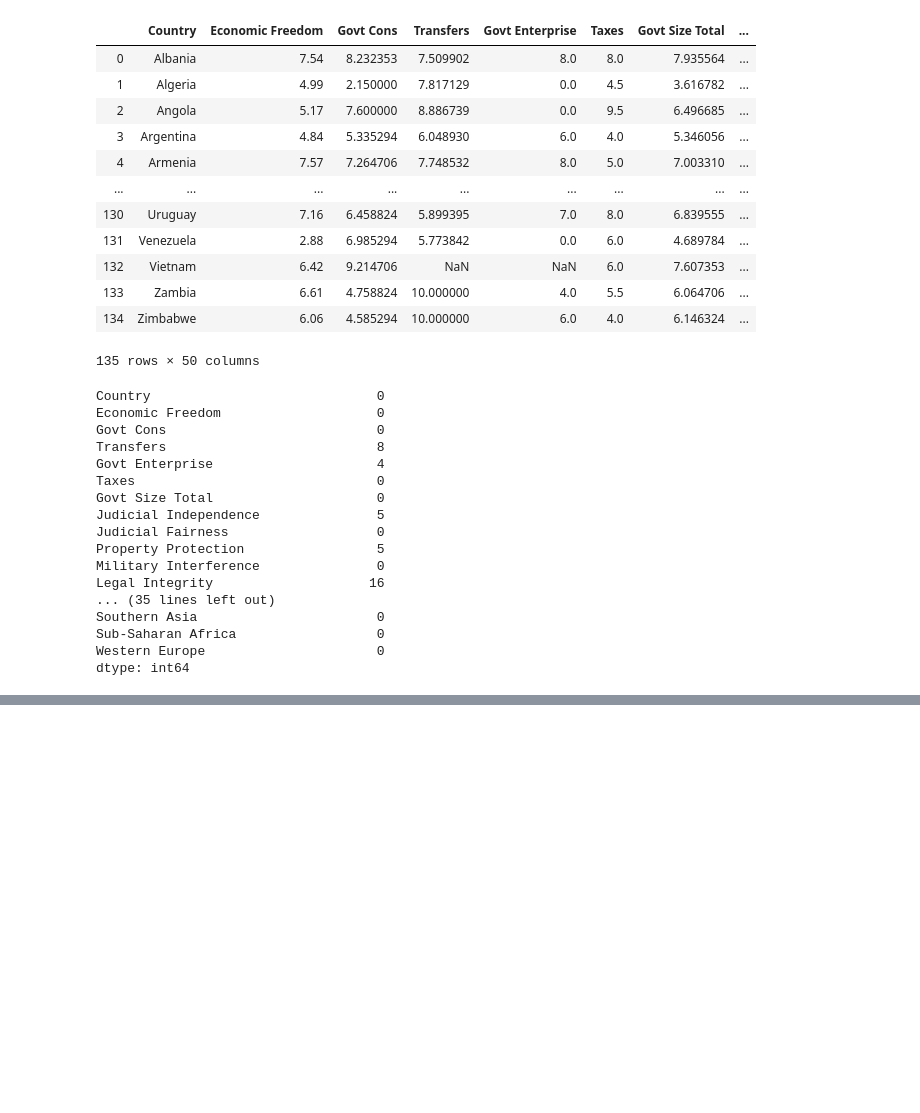
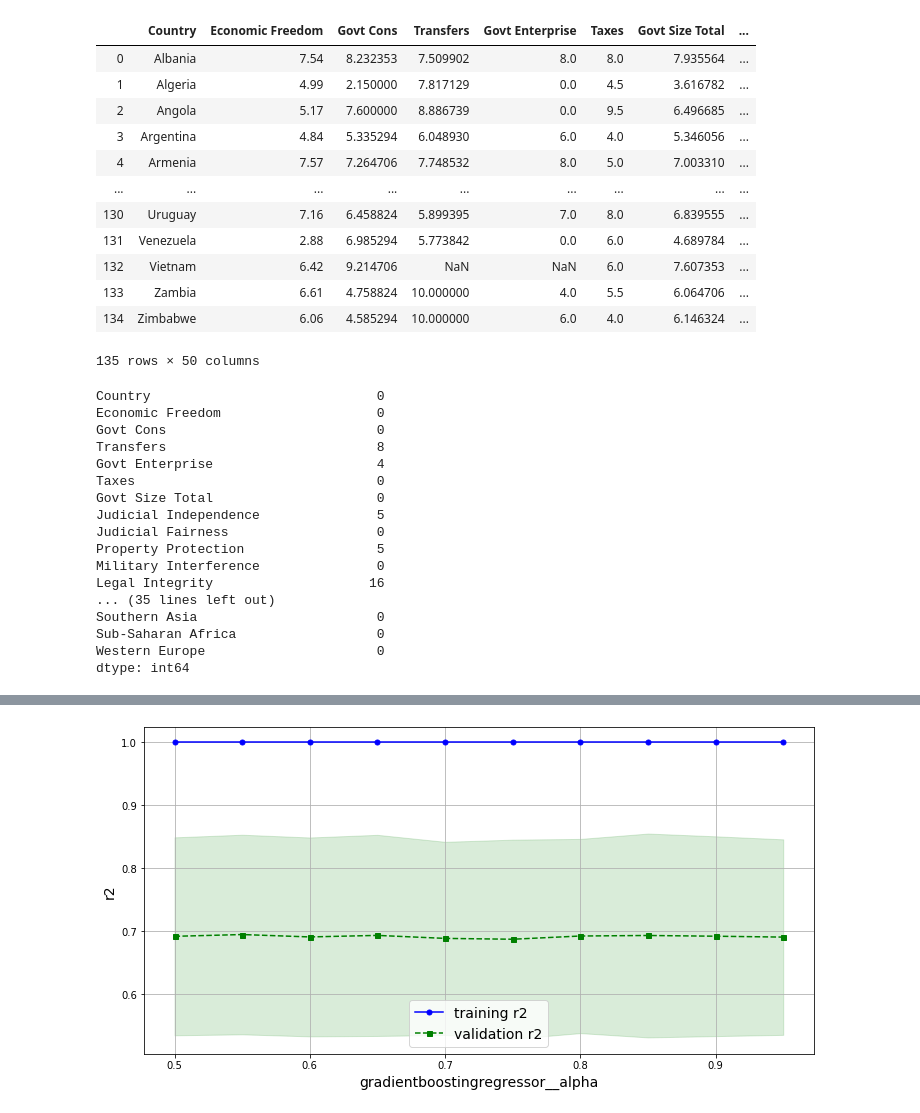
Before and after one commit to Thybony/World_Happiness_Regression, a Jupyter notebook: The_Happiness_Regression (1).ipynb, the cells around one changed output, grey strips where cells are left out. Cells and saved outputs as stored; diff of their text form; code cells hidden in the pictures; blank space fills up the shorter version.

```diff
--- a/The_Happiness_Regression (1).ipynb
+++ b/The_Happiness_Regression (1).ipynb
@@ -442,0 +611,2 @@ dffinal = dconcat.copy()
+# %%
+X_train, X_test, y_train, y_test = train_test_split(X, y, test_size=0.3, random_state=1)
@@ -442,0 +617,11 @@ dffinal = dconcat.copy()
+# %%
+nom_pipe = make_pipeline(SimpleImputer(strategy='most_frequent'), OneHotEncoder(handle_unknown='ignore'))
+
+ord_pipe = make_pipeline(SimpleImputer(strategy='median'), StandardScaler())
+
+num_pipe = make_pipeline(SimpleImputer(strategy='mean'), StandardScaler())
+# %%
+pipe = make_pipeline(ColumnTransformer([('nom', nom_pipe, nom_col), ('ord', ord_pipe, ord_col), ('num', num_pipe, num_col)]),
+                                     GradientBoostingRegressor())
+# %%
+pipe.fit(X_train, y_train)
@@ -442,0 +674,35 @@ dffinal = dconcat.copy()
+# %%
+#param_name  = 'gradientboostingregressor__max_depth'
+#param_range = np.arange(1,15,1)
+
+param_name  = 'gradientboostingregressor__alpha'
+param_range = np.arange(0.50, 1.0, .05)
+
+scoring='r2' # for regression problems
+
+train_scores, val_scores = validation_curve(estimator=pipe, X=X_train, y=y_train,
+                                            cv=10,    # choose 5, if 10 is too slow
+                                            param_name=param_name,
+                                            param_range=param_range,
+                                            scoring=scoring
+                                           )
+
+trn_mean = np.mean(train_scores, axis=1)
+trn_std  = np.std (train_scores, axis=1)
+val_mean = np.mean(val_scores, axis=1)
+val_std  = np.std (val_scores, axis=1)
+
+plt.figure(figsize=(12,6))
+plt.plot(param_range, trn_mean, 'bo-',  markersize=5, label='training '+ scoring)
+plt.fill_between(param_range, trn_mean+trn_std, trn_mean-trn_std, alpha=0.25, color='blue')
+
+plt.plot(param_range, val_mean, 'gs--', markersize=5, label='validation '+ scoring)
+plt.fill_between(param_range, val_mean+val_std, val_mean-val_std, alpha=0.15, color='green')
+plt.grid()
+
+plt.legend(loc='lower center', fontsize=14)
+plt.xlabel(param_name, fontsize=14)
+plt.ylabel(scoring, fontsize=14)
+plt.show()
+# %% [output]
+[figure, added]
```
Also changed, not shown: parts of 40 cells of this notebook.
